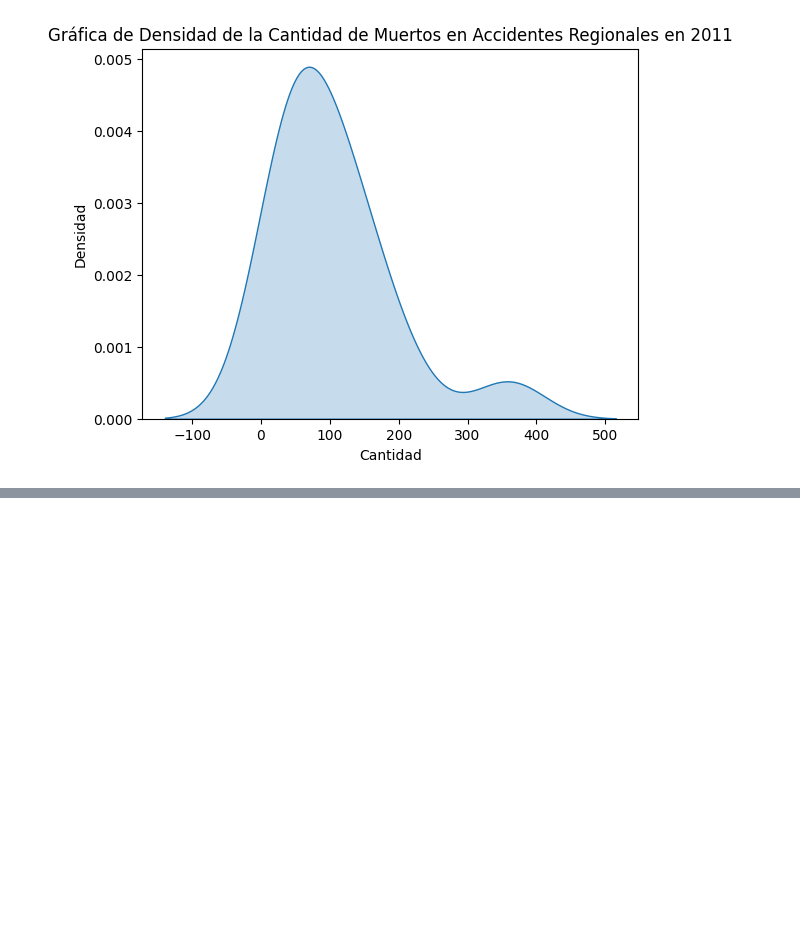
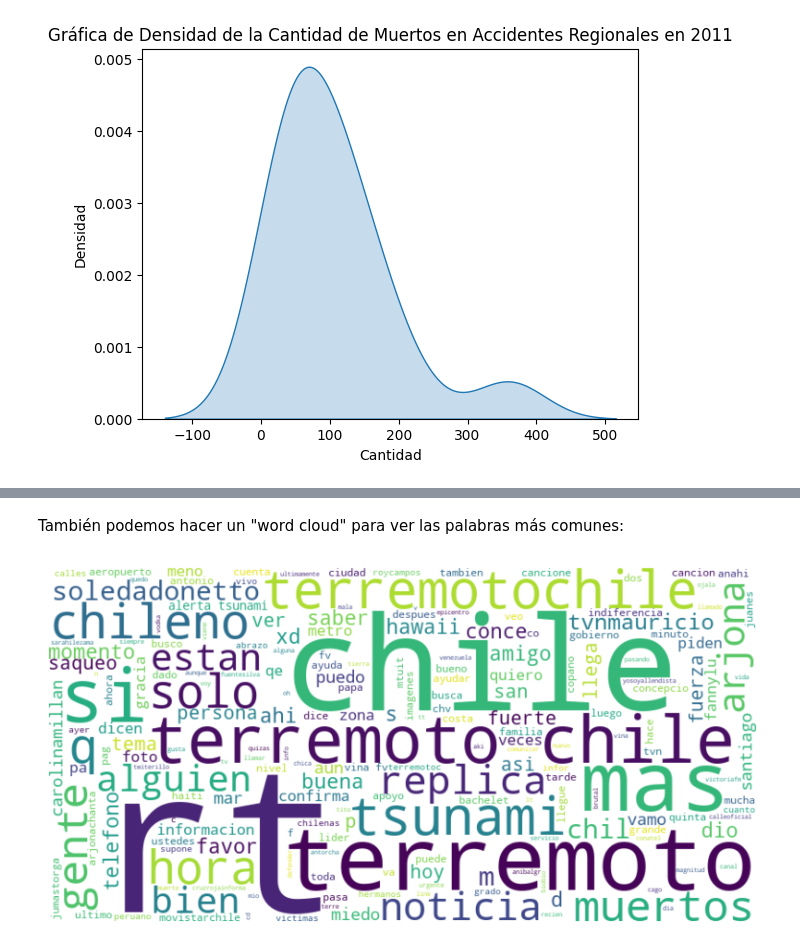
Before and after one commit to mzambrano1/mineria2024, a Jupyter notebook: Tutorial_1 (1)/tutorial1.ipynb, the cells around one changed output, grey strips where cells are left out. Cells and saved outputs as stored; diff of their text form; code cells hidden in the pictures; blank space fills up the shorter version.

Commit message:
manipulacion de texto agregada

```diff
--- a/Tutorial_1 (1)/tutorial1.ipynb
+++ b/Tutorial_1 (1)/tutorial1.ipynb
@@ -877,0 +895,10 @@ use_inf_as_na option is deprecated and will be removed in a future version. Conv
+# %%
+
+# Definir el diccionario de reemplazo
+replacement_dict = {'á': 'a', 'é': 'e', 'í': 'i', 'ó': 'o', 'ú': 'u', 'Á': 'A', 'É': 'E', 'Í': 'I', 'Ó': 'O', 'Ú': 'U'}
+
+# Aplicar el reemplazo de caracteres en la columna 'tweet_text' de tu marco de datos
+msj['tweet_text_nacc'] = msj['tweet_text'].str.translate(str.maketrans(replacement_dict))
+
+# Visualizar el marco de datos con la nueva columna
+msj.head()
@@ -877,0 +1001,8 @@ use_inf_as_na option is deprecated and will be removed in a future version. Conv
+# %%
+import nltk
+
+from nltk.corpus import stopwords
+
+nltk.download ('stopwords')
+#Algunas características de NLTK
+nltk_sw_list = stopwords.words ('spanish')
@@ -877,0 +1033,9 @@ use_inf_as_na option is deprecated and will be removed in a future version. Conv
+# %%
+from nltk.tokenize import word_tokenize
+
+def remove_stopwords(text):
+    tokens = word_tokenize(text)  # Tokenizar el texto
+    filtered_tokens = [word for word in tokens if word not in nltk_sw_list]  # Filtrar las stopwords
+    return ' '.join(filtered_tokens)
+# %%
+msj['tweet_text_nacc'] = msj['tweet_text_nacc'].apply(remove_stopwords)
@@ -877,0 +1062,14 @@ use_inf_as_na option is deprecated and will be removed in a future version. Conv
+# %% [markdown]
+También podemos hacer un "word cloud" para ver las palabras más comunes:
+# %%
+from wordcloud import WordCloud
+
+wordcloud = WordCloud(width=800, height=400, background_color='white').generate(msj['tweet_text_nacc'].to_string())
+
+# Mostrar la nube de palabras
+plt.figure(figsize=(10, 5))
+plt.imshow(wordcloud, interpolation='bilinear')
+plt.axis('off')  # Desactivar los ejes
+plt.show()
+# %% [output]
+[figure, added]
```
Also changed, not shown: parts of 18 cells of this notebook.
